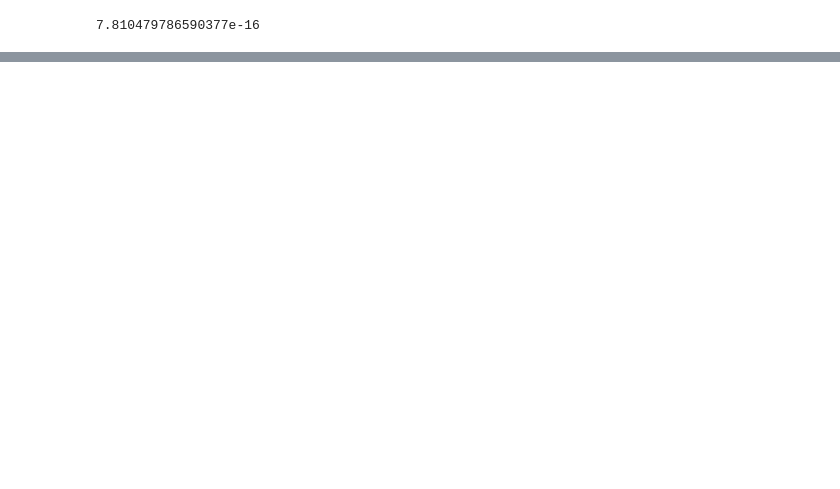
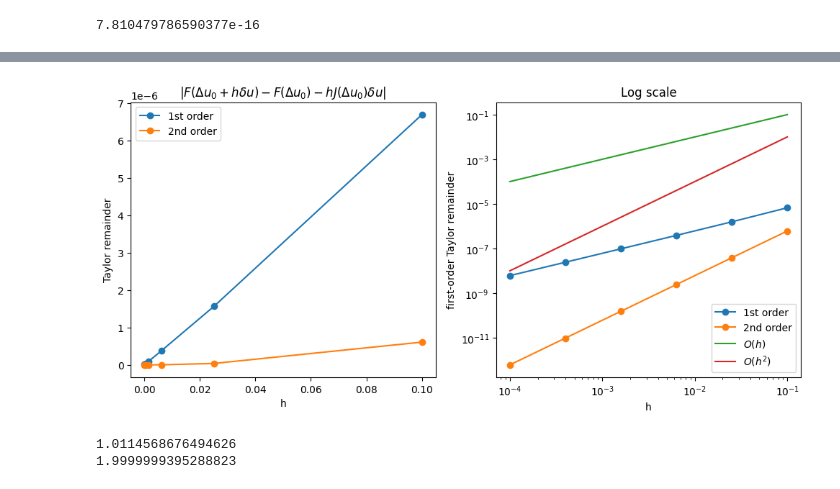
Before and after one commit to a-latyshev/dolfinx-external-operator, a Jupyter notebook: docs/demos/test.ipynb, the cells around one changed output, grey strips where cells are left out. Cells and saved outputs as stored; diff of their text form; code cells hidden in the pictures; blank space fills up the shorter version.

```diff
--- a/docs/demos/test.ipynb
+++ b/docs/demos/test.ipynb
@@ -218,3 +195,34 @@ for i, h in enumerate(h_list):
+# %%
+fig, axs = plt.subplots(1, 2, figsize=(10, 5))
+
+axs[0].plot(hs, first_order_remainder, 'o-', label="1st order")
+axs[0].plot(hs, second_order_remainder, 'o-', label="2nd order")
+axs[0].set_title(r"$|F(\Delta u_0 + hδu) - F(\Delta u_0) - hJ(\Delta u_0)δu|$")
+axs[0].set_ylabel('Taylor remainder')
+axs[0].set_xlabel('h')
+axs[0].legend()
+
+axs[1].loglog(hs, first_order_remainder, 'o-', label="1st order")
+axs[1].loglog(hs, second_order_remainder, 'o-', label="2nd order")
+axs[1].loglog(hs, hs, label=r"$O(h)$")
+axs[1].loglog(hs, hs**2, label=r"$O(h^2)$")
+axs[1].set_title("Log scale")
+axs[1].set_yscale('log')
+axs[1].legend()
+axs[1].set_ylabel('first-order Taylor remainder')
+axs[1].set_xlabel('h')
+
+plt.tight_layout()
+plt.show()
+first_order_rate = np.polyfit(np.log(hs), np.log(first_order_remainder), 1)[0]
+second_order_rate = np.polyfit(np.log(hs), np.log(second_order_remainder), 1)[0]
+
+print(first_order_rate)
+print(second_order_rate)
+# %% [output]
+[figure, added]
+1.0114568676494626
+1.9999999395288823
 # %%
 # # Taylor remainder test starting with the residual
 # mesh = dolfinx.mesh.create_unit_square(MPI.COMM_WORLD, 10, 10)
```
Also changed, not shown: parts of 7 cells of this notebook, 1 other file.
